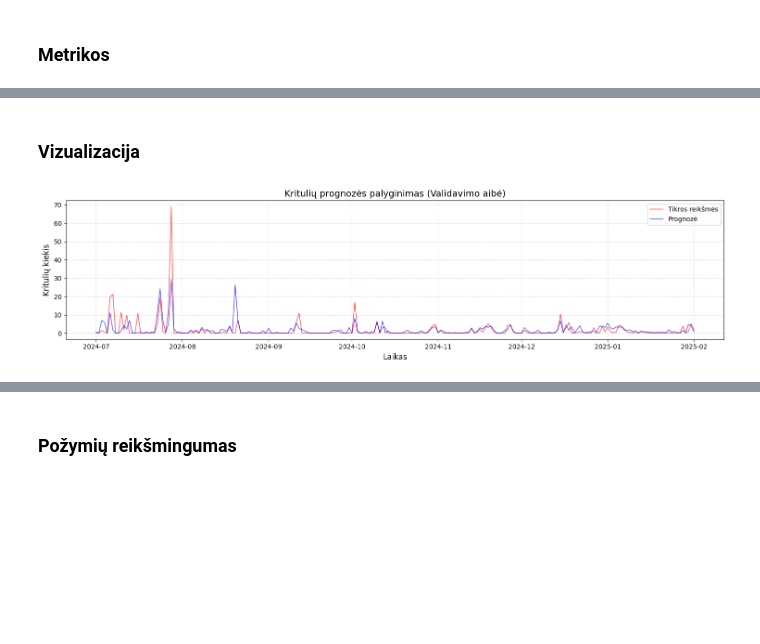
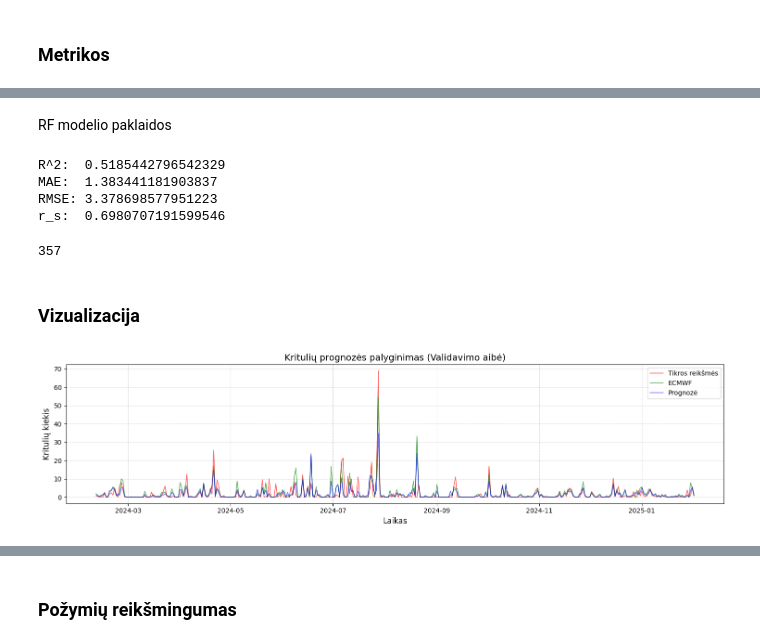
Before and after one commit to rugcer04/Duomenu_mokslo_projektas, a Jupyter notebook: code/python/Models/Random_Forest.ipynb, the cells around one changed output, grey strips where cells are left out. Cells and saved outputs as stored; diff of their text form; code cells hidden in the pictures; blank space fills up the shorter version.

```diff
--- a/code/python/Models/Random_Forest.ipynb
+++ b/code/python/Models/Random_Forest.ipynb
@@ -184,0 +130,18 @@ X_test['nmvoc_mean_5'] = test['nmvoc'].rolling(window=5).mean()
+# %%
+all_features = ['absorbing_aerosol_index', 'NO2_column_number_density', 'stratospheric_NO2_column_number_density',
+            'NO2_slant_column_number_density', 'tropopause_pressure', 'H2O_column_number_density', 'BrO', 'NO2',
+            'O3', 'pm10', 'pm2p5', 'sia', 'nmvoc', 'dust', 'nh3', 'pans', 'tp', 'airTemperature', 'seaLevelPressure',
+            'relativeHumidity', 'missforest_precipitation', 'xgb_cloudCover', 'feelsLikeTemperature_fixed',
+            'windSpeed_fixed', 'windGust_fixed', 'windDirection_fixed', 'month', 'day_of_year', 'day_of_week']
+
+# features_after_1_permutation = ['tp', 'pm10', 'day_of_year', 'H2O_column_number_density', 'missforest_precipitation',
+#                                 'NO2_column_number_density', 'tropopause_pressure', 'xgb_cloudCover', 'stratospheric_NO2_column_number_density',
+#                                 'airTemperature', 'feelsLikeTemperature_fixed', 'pm2p5', 'absorbing_aerosol_index']
+
+features_after_first_permutation = ['tp', 'pm10', 'missforest_precipitation', 'stratospheric_NO2_column_number_density', 'tropopause_pressure',
+                                    'NO2_column_number_density', 'nh3', 'airTemperature', 'day_of_year', 'xgb_cloudCover', 'pm2p5',
+                                    'windGust_fixed', 'H2O_column_number_density', 'BrO', 'sia', 'feelsLikeTemperature_fixed']
+
+X_train_new = X_train[features_after_first_permutation].copy()
+X_val_new = X_val[features_after_first_permutation].copy()
+X_test_new = X_test[features_after_first_permutation].copy()
@@ -186,11 +256,11 @@ X_test['nmvoc_mean_5'] = test['nmvoc'].rolling(window=5).mean()
 ### Realizacija
 # %%
 rf_default = RandomForestRegressor(random_state=123)
-rf_default.fit(X_train, y_train)
+rf_default.fit(X_train_new, y_train_new)
 # %% [output]
 RandomForestRegressor(random_state=123)
 # %%
-rf_default_pred_val = rf_default.predict(X_val)
+rf_default_pred_val = rf_default.predict(X_val_new)
 # %% [markdown]
 ### Metrikos
 # %%
@@ -211,20 +284,38 @@ r_s:  0.692
+# %% [markdown]
+RF modelio paklaidos
+# %%
+metrics_fun(y_val_new, rf_default_pred_val)
+# %% [output]
+R^2:  0.5185442796542329
+MAE:  1.383441181903837
+RMSE: 3.378698577951223
+r_s:  0.6980707191599546
+# %%
+len(rf_default_pred_val)
+# %% [output]
+357
 # %% [markdown]
 ### Vizualizacija
 # %%
-plot_df = val[['observationTime', 'target_precipitation']].copy()
+# plot_df = val[['observationTime', 'target_precipitation']].copy()
+# plot_df['prediction'] = rf_default_pred_val
+# plot_df = plot_df.sort_values('observationTime')
+
+plot_df = val.loc[y_val_new.index, ['observationTime', 'target_precipitation', 'tp']].copy()
 plot_df['prediction'] = rf_default_pred_val
 plot_df = plot_df.sort_values('observationTime')
 # %%
 fig, ax1 = plt.subplots(figsize=(15, 4))
 ax1.plot(plot_df['observationTime'], plot_df['target_precipitation'], label='Tikros reikšmės', color='red', linewidth=1.2, alpha=0.6)
-ax1.plot(plot_df['observationTime'], plot_df['prediction'], label='Prognozė', color='blue', linewidth=1.2, alpha=0.6)
+ax1.plot(plot_df['observationTime'], plot_df['tp'], label='ECMWF', color='green', linewidth=1.2, alpha=0.6)
+ax1.plot(plot_df['observationTime'], plot_df['prediction'], label='Prognozė', color='blue', linewidth=1.2, alpha=0.55)
 ax1.legend(loc='upper right', fontsize=10, frameon=True)
 ax1.set_title("Kritulių prognozės palyginimas (Validavimo aibė)", fontsize=14)
 ax1.set_xlabel("Laikas", fontsize=12)
 ax1.set_ylabel("Kritulių kiekis", fontsize=12)
 ax1.grid(True, linestyle='--', alpha=0.5)
 
 fig.tight_layout()
 plt.show()
 # %% [output]
-[figure, old version]
+[figure, new version]
```
Also changed, not shown: parts of 31 cells of this notebook.
